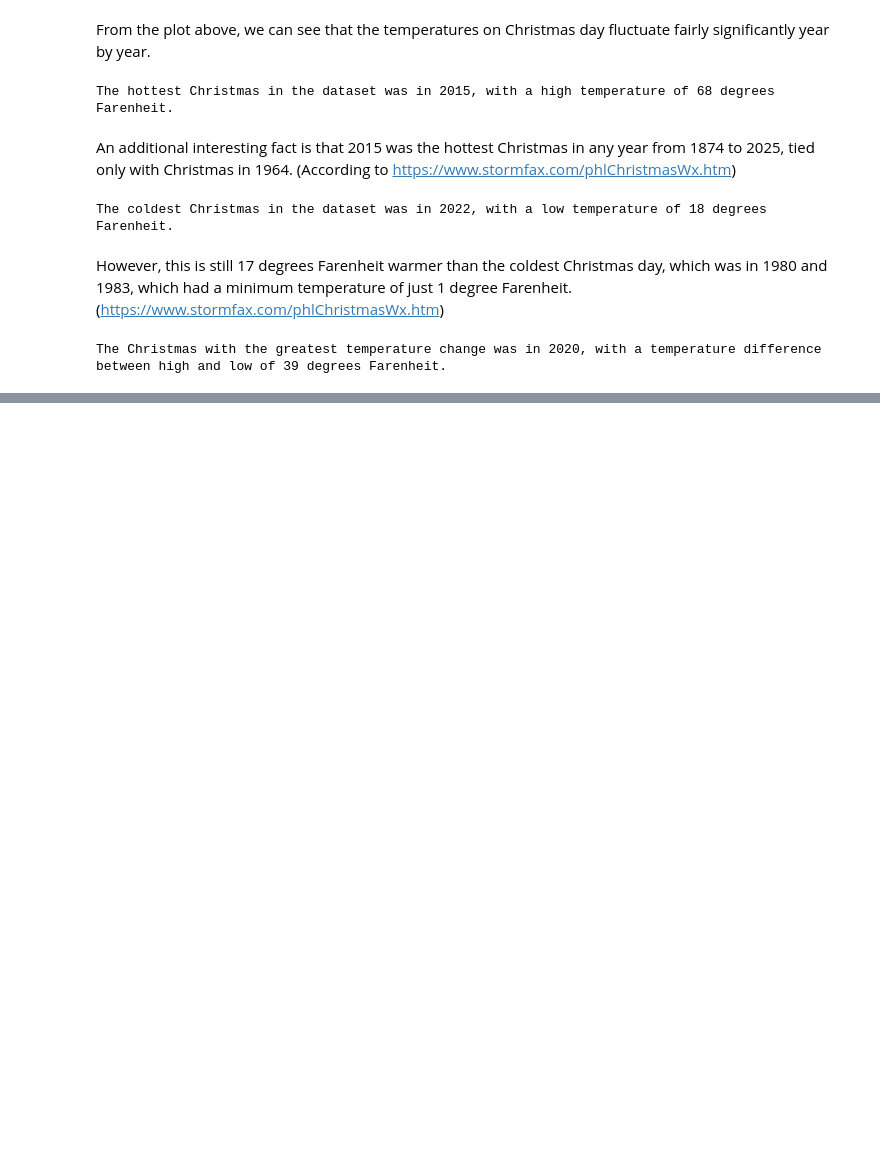
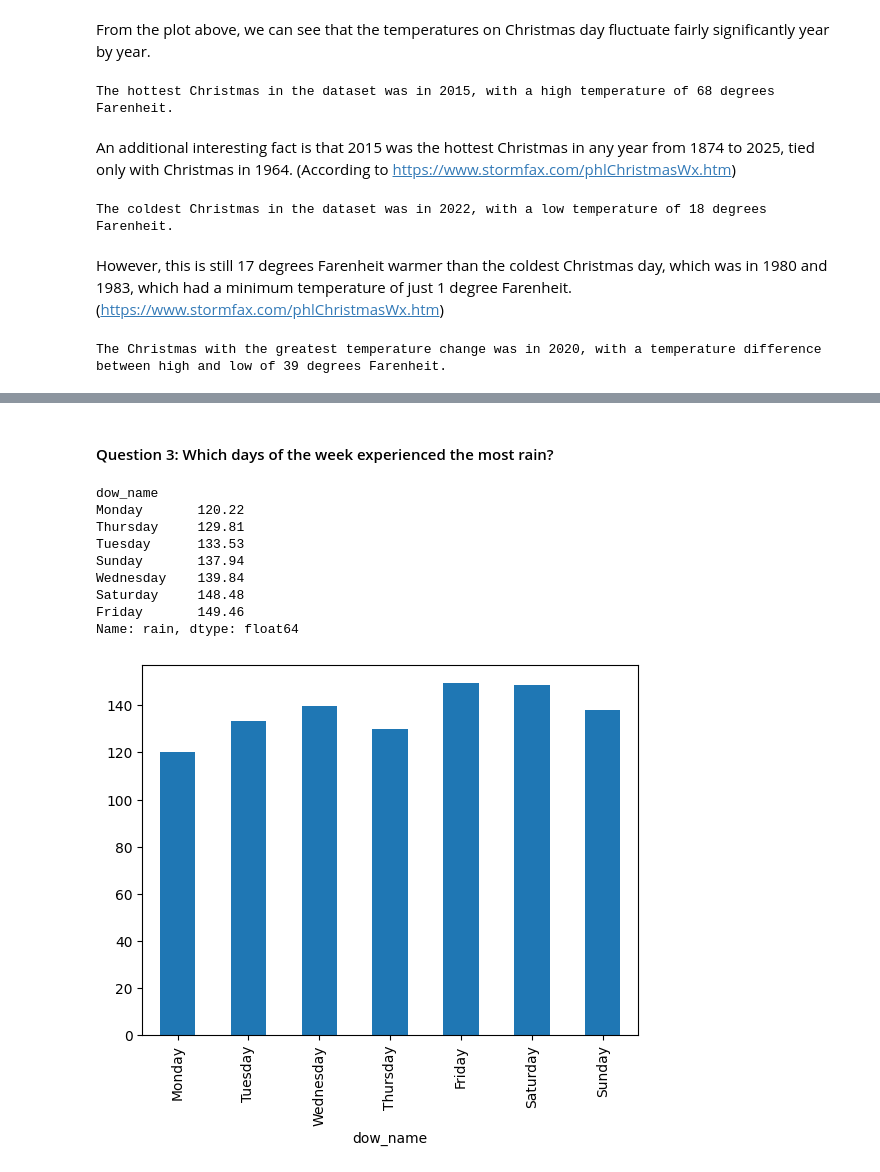
Before and after one commit to dpark2380/comm3180_S26_Blog, a Jupyter notebook: posts/blog_01/DOW1_weather.ipynb, the cells around one changed output, grey strips where cells are left out. Saved outputs shown, nothing was run; the diff lists cells and outputs as text; code cells hidden in the pictures; blank space fills up the shorter version.

```diff
--- a/posts/blog_01/DOW1_weather.ipynb
+++ b/posts/blog_01/DOW1_weather.ipynb
@@ -100,0 +93,18 @@ The Christmas with the greatest temperature change was in 2020, with a temperatu
+# %% [markdown]
+#### Question 3: Which days of the week experienced the most rain?
+# %%
+daily_rain = weather_df.groupby('dow_name')['rain'].sum().reindex(['Monday','Tuesday','Wednesday','Thursday','Friday','Saturday','Sunday']) # reindexing so that days start on Monday.
+
+daily_rain.plot(kind = 'bar')
+daily_rain.sort_values()
+# %% [output]
+dow_name
+Monday       120.22
+Thursday     129.81
+Tuesday      133.53
+Sunday       137.94
+Wednesday    139.84
+Saturday     148.48
+Friday       149.46
+Name: rain, dtype: float64
+[figure, added]
```
Also changed, not shown: parts of 21 cells of this notebook.
